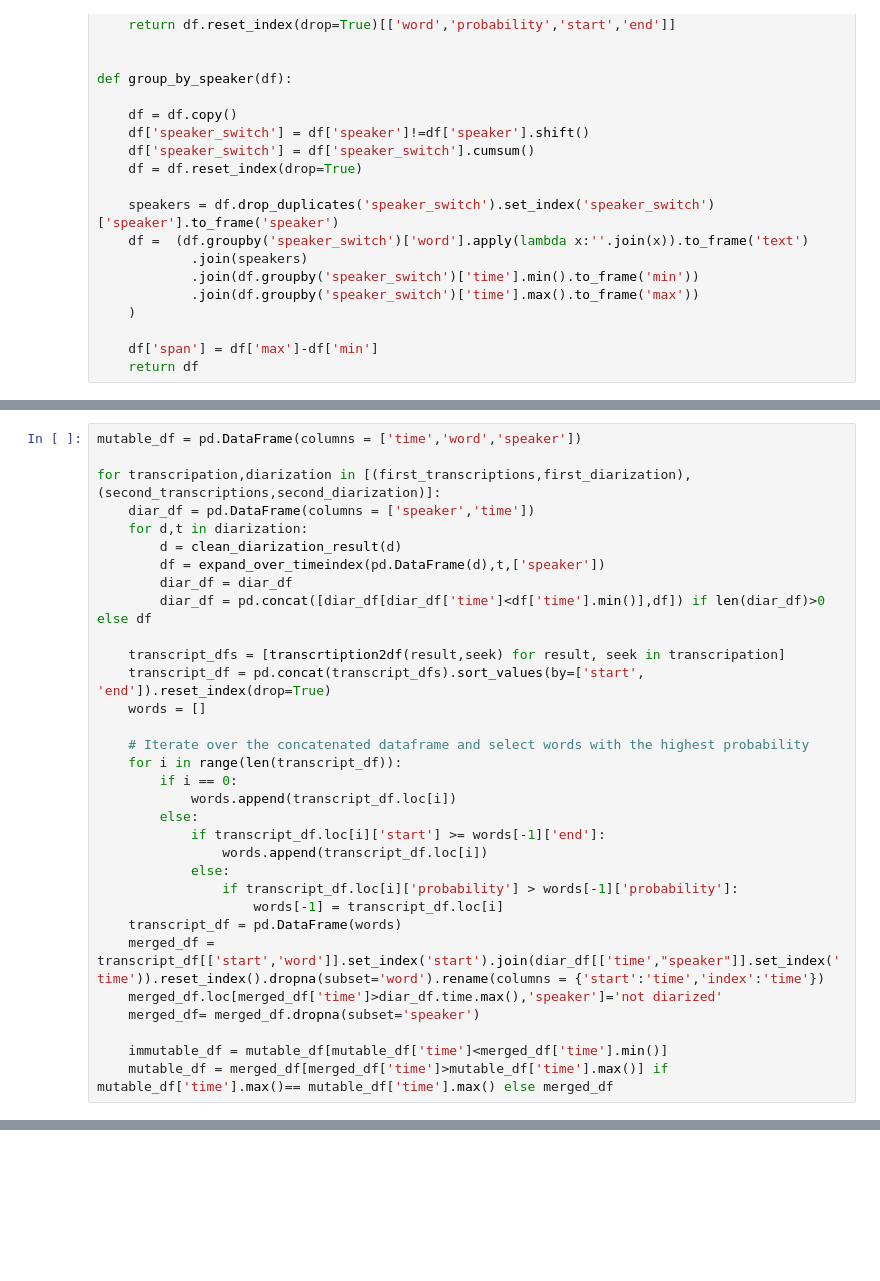
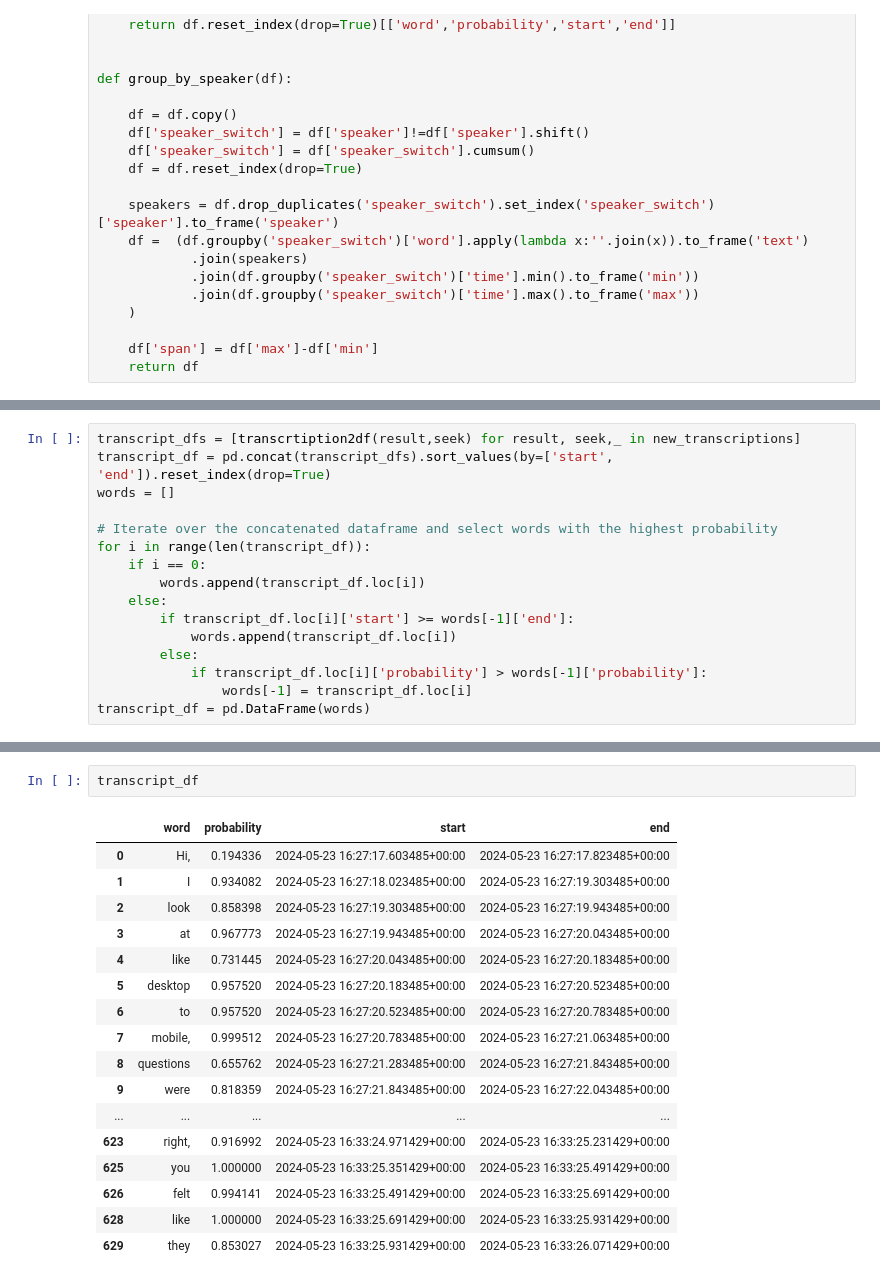
Before and after one commit to Vexa-ai/vexa-transcription-service, a Jupyter notebook: tests_2305.ipynb, the cells around one changed output, grey strips where cells are left out. Saved outputs shown, nothing was run; the diff lists cells and outputs as text; blank space fills up the shorter version.

```diff
--- a/tests_2305.ipynb
+++ b/tests_2305.ipynb
@@ -116,32 +133,16 @@ second_transcriptions = transcriptions[10:]
 # %%
-mutable_df = pd.DataFrame(columns = ['time','word','speaker'])
+transcript_dfs = [transcrtiption2df(result,seek) for result, seek,_ in new_transcriptions]
+transcript_df = pd.concat(transcript_dfs).sort_values(by=['start', 'end']).reset_index(drop=True)
+words = []
 
-for transcripation,diarization in [(first_transcriptions,first_diarization),(second_transcriptions,second_diarization)]:
-    diar_df = pd.DataFrame(columns = ['speaker','time'])
-    for d,t in diarization:
-        d = clean_diarization_result(d)
-        df = expand_over_timeindex(pd.DataFrame(d),t,['speaker'])
-        diar_df = diar_df
-        diar_df = pd.concat([diar_df[diar_df['time']<df['time'].min()],df]) if len(diar_df)>0 else df
-
-    transcript_dfs = [transcrtiption2df(result,seek) for result, seek in transcripation]
-    transcript_df = pd.concat(transcript_dfs).sort_values(by=['start', 'end']).reset_index(drop=True)
-    words = []
-
-    # Iterate over the concatenated dataframe and select words with the highest probability
-    for i in range(len(transcript_df)):
-        if i == 0:
+# Iterate over the concatenated dataframe and select words with the highest probability
+for i in range(len(transcript_df)):
+    if i == 0:
+        words.append(transcript_df.loc[i])
+    else:
+        if transcript_df.loc[i]['start'] >= words[-1]['end']:
             words.append(transcript_df.loc[i])
         else:
-            if transcript_df.loc[i]['start'] >= words[-1]['end']:
-                words.append(transcript_df.loc[i])
-            else:
-                if transcript_df.loc[i]['probability'] > words[-1]['probability']:
-                    words[-1] = transcript_df.loc[i]
-    transcript_df = pd.DataFrame(words)
-    merged_df = transcript_df[['start','word']].set_index('start').join(diar_df[['time',"speaker"]].set_index('time')).reset_index().dropna(subset='word').rename(columns = {'start':'time','index':'time'})
-    merged_df.loc[merged_df['time']>diar_df.time.max(),'speaker']='not diarized'
-    merged_df= merged_df.dropna(subset='speaker')
-
-    immutable_df = mutable_df[mutable_df['time']<merged_df['time'].min()]
-    mutable_df = merged_df[merged_df['time']>mutable_df['time'].max()] if mutable_df['time'].max()== mutable_df['time'].max() else merged_df
+            if transcript_df.loc[i]['probability'] > words[-1]['probability']:
+                words[-1] = transcript_df.loc[i]
+transcript_df = pd.DataFrame(words)
@@ -165,0 +167,20 @@ immutable_df.head()
+# %%
+transcript_df
+# %% [output]
+|  | word | probability | start | end |
+| 0 | Hi, | 0.194336 | 2024-05-23 16:27:17.603485+00:00 | 2024-05-23 16:27:17.823485+00:00 |
+| 1 | I | 0.934082 | 2024-05-23 16:27:18.023485+00:00 | 2024-05-23 16:27:19.303485+00:00 |
+| 2 | look | 0.858398 | 2024-05-23 16:27:19.303485+00:00 | 2024-05-23 16:27:19.943485+00:00 |
+| 3 | at | 0.967773 | 2024-05-23 16:27:19.943485+00:00 | 2024-05-23 16:27:20.043485+00:00 |
+| 4 | like | 0.731445 | 2024-05-23 16:27:20.043485+00:00 | 2024-05-23 16:27:20.183485+00:00 |
+| 5 | desktop | 0.957520 | 2024-05-23 16:27:20.183485+00:00 | 2024-05-23 16:27:20.523485+00:00 |
+| 6 | to | 0.957520 | 2024-05-23 16:27:20.523485+00:00 | 2024-05-23 16:27:20.783485+00:00 |
+| 7 | mobile, | 0.999512 | 2024-05-23 16:27:20.783485+00:00 | 2024-05-23 16:27:21.063485+00:00 |
+| 8 | questions | 0.655762 | 2024-05-23 16:27:21.283485+00:00 | 2024-05-23 16:27:21.843485+00:00 |
+| 9 | were | 0.818359 | 2024-05-23 16:27:21.843485+00:00 | 2024-05-23 16:27:22.043485+00:00 |
+| ... | ... | ... | ... | ... |
+| 623 | right, | 0.916992 | 2024-05-23 16:33:24.971429+00:00 | 2024-05-23 16:33:25.231429+00:00 |
+| 625 | you | 1.000000 | 2024-05-23 16:33:25.351429+00:00 | 2024-05-23 16:33:25.491429+00:00 |
+| 626 | felt | 0.994141 | 2024-05-23 16:33:25.491429+00:00 | 2024-05-23 16:33:25.691429+00:00 |
+| 628 | like | 1.000000 | 2024-05-23 16:33:25.691429+00:00 | 2024-05-23 16:33:25.931429+00:00 |
+| 629 | they | 0.853027 | 2024-05-23 16:33:25.931429+00:00 | 2024-05-23 16:33:26.071429+00:00 |
```
Also changed, not shown: parts of 16 cells of this notebook.
